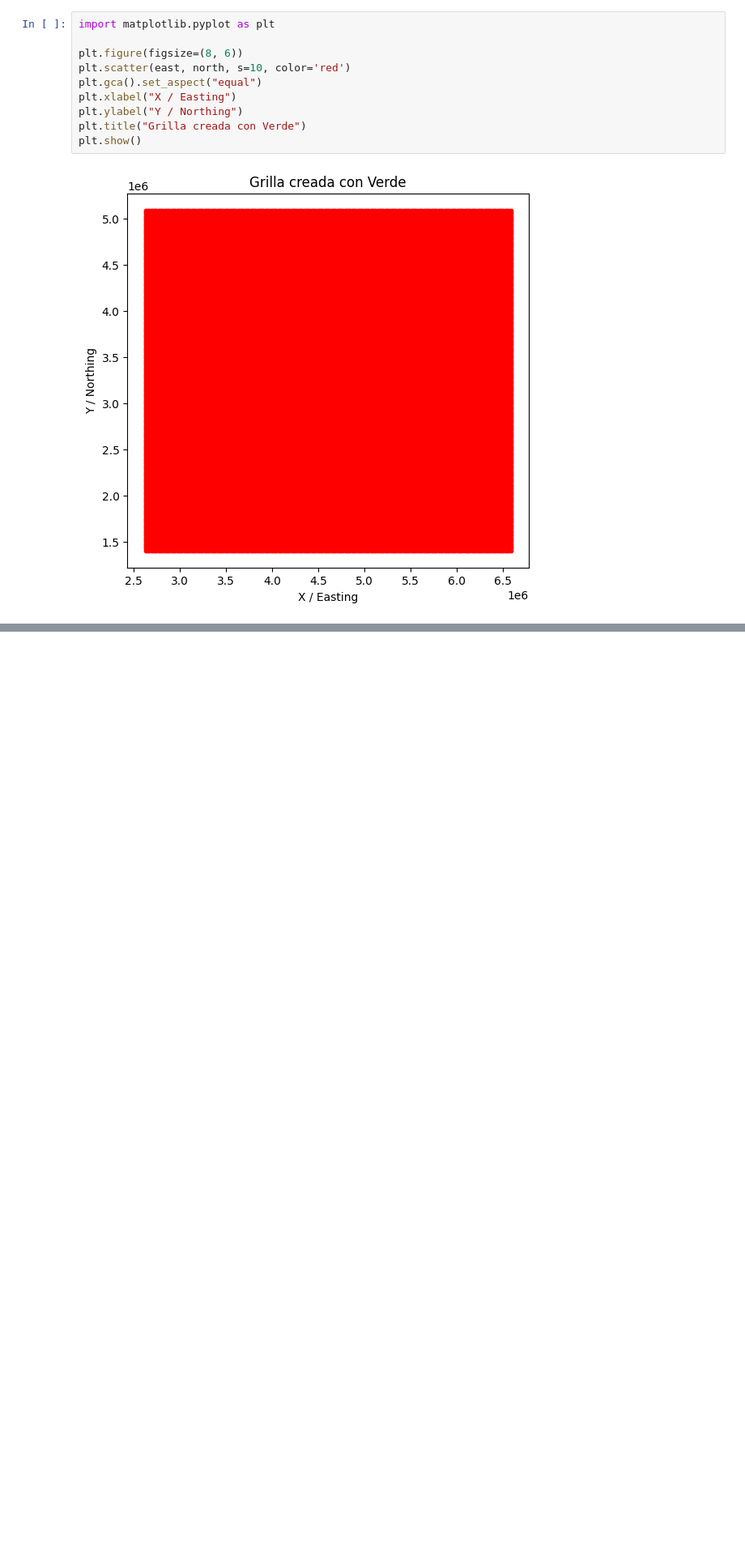
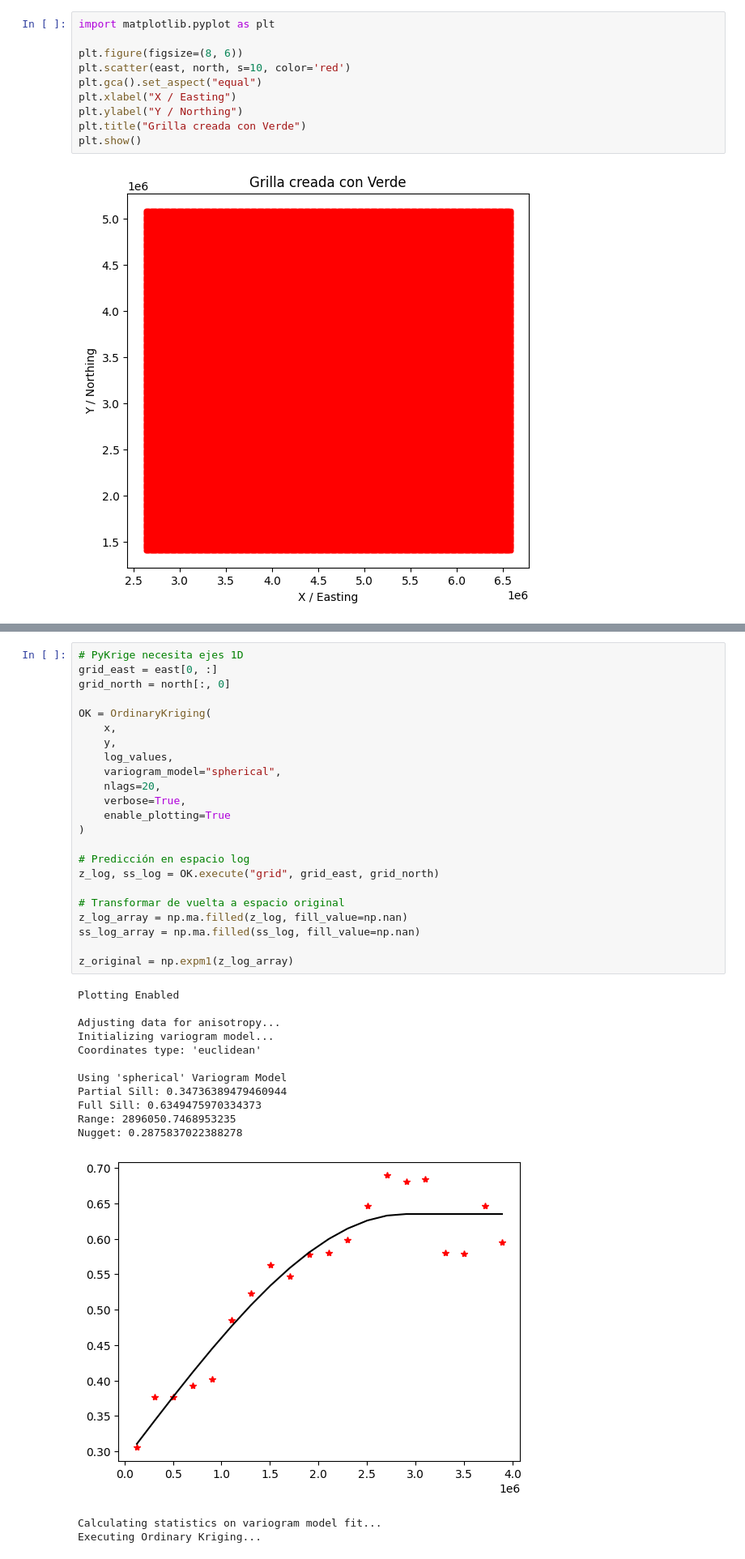
Before and after one commit to junior0428/GyS-course, a Jupyter notebook: modules/module05.ipynb, the cells around one changed output, grey strips where cells are left out. Shown at 81% size. Saved outputs shown, nothing was run; the diff lists cells and outputs as text; blank space fills up the shorter version.

```diff
--- a/modules/module05.ipynb
+++ b/modules/module05.ipynb
@@ -232,0 +349,38 @@ plt.show()
+# %%
+# PyKrige necesita ejes 1D
+grid_east = east[0, :]
+grid_north = north[:, 0]
+
+OK = OrdinaryKriging(
+    x,
+    y,
+    log_values,
+    variogram_model="spherical",
+    nlags=20,
+    verbose=True,
+    enable_plotting=True
+)
+
+# Predicción en espacio log
+z_log, ss_log = OK.execute("grid", grid_east, grid_north)
+
+# Transformar de vuelta a espacio original
+z_log_array = np.ma.filled(z_log, fill_value=np.nan)
+ss_log_array = np.ma.filled(ss_log, fill_value=np.nan)
+
+z_original = np.expm1(z_log_array)
+# %% [output]
+Plotting Enabled
+
+Adjusting data for anisotropy...
+Initializing variogram model...
+Coordinates type: 'euclidean'
+
+Using 'spherical' Variogram Model
+Partial Sill: 0.34736389479460944
+Full Sill: 0.6349475970334373
+Range: 2896050.7468953235
+Nugget: 0.2875837022388278
+[figure, added]
+Calculating statistics on variogram model fit...
+Executing Ordinary Kriging...
```
Also changed, not shown: parts of 24 cells of this notebook, 1 other file.
